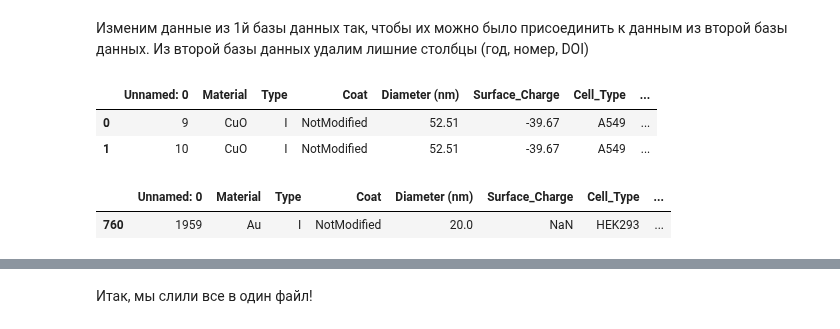
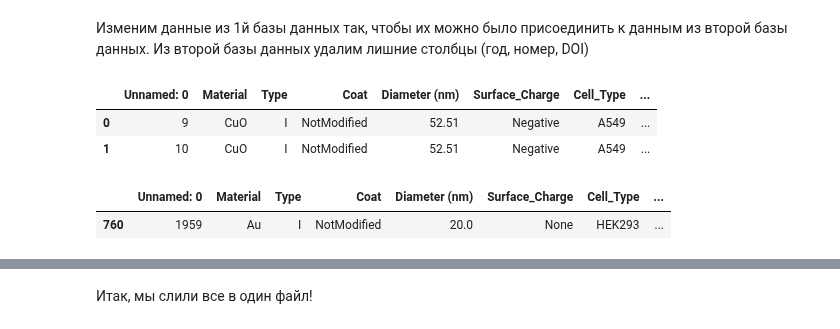
Before and after one commit to dobrotvorn/DataCon23, a Jupyter notebook: Mini_task1.ipynb, the cells around one changed output, grey strips where cells are left out. Saved outputs shown, nothing was run; the diff lists cells and outputs as text; code cells hidden in the pictures.

```diff
--- a/Mini_task1.ipynb
+++ b/Mini_task1.ipynb
@@ -120,40 +213,43 @@ fdb = fdb.rename(columns=
                 'Cell line (L)/primary cells (P)': 'Cell Line_Primary Cell',
                 'Human(H)/Animal(A) cells': 'Human_Animal',
                 'Exposure time (h)': 'Time (hr)',
                 'Type: Organic (O)/inorganic (I)': 'Type',
                 'coat': 'Coat',
                 '% Cell viability': 'Cell_Viability (%)'}
 )
 hardcode_mol_mass = {'CuO' : 79.53, 'Iron oxide': 215.49,'IronOxide':215.49,'IronOide':215.49 ,'Au':196.96, 'Cu2O':143.07}
 hardcode_age = {'E' : 'Embryonic', 'A' : 'Adult', 'F': 'Fetus'}
 
 fdb['Concentration (ug/ml)']= fdb[['Concentration μM', 'Material' ]].apply(lambda x:  hardcode_mol_mass[x['Material']] * float(x['Concentration μM']/ 1000 if x['Material'] and x['Concentration μM']  else None), axis=1)
 fdb['Cell_Age'] = fdb['Cell age: embryonic (E), Adult (A)'].apply(lambda x: hardcode_age[x] if x else None)
 # Переведем во float то, что не перевелось во float из-за '-'
 fdb['Concentration (ug/ml)'] = fdb['Concentration (ug/ml)'].astype(float)
 sdb['Concentration (ug/ml)'] = sdb['Concentration (ug/ml)'].astype(float)
 
 fdb['Diameter (nm)'] = fdb['Diameter (nm)'].astype(float)
 sdb['Diameter (nm)'] = sdb['Diameter (nm)'].astype(float)
 
 fdb['Coat'] = fdb['Coat'].fillna('NotModified')
 sdb['Coat'] = sdb['Coat'].fillna('NotModified')
 
+fdb['Surface_Charge'] = fdb['Surface_Charge'].apply(lambda x: 'Positive' if float(x) > 0 else 'Negative' if float(x) < 0 else 'Neutral' if float(x) == 0 else None)
+
 # Exposure dose, concentration, dose
 # Cell_Age
 # doi, no, year
 fdb_new = fdb.drop(columns=['Concentration μM', 'Cell age: embryonic (E), Adult (A)'])
 sdb_new = sdb.drop(columns=['No','Year', 'DOI'], axis=1)
 fdb_new.head(2)
 # %% [output]
 |  | Unnamed: 0 | Material | Type | Coat | Diameter (nm) | Surface_Charge | Cell_Type | ... |
-| 0 | 9 | CuO | I | NotModified | 52.51 | -39.67 | A549 | ... |
-| 1 | 10 | CuO | I | NotModified | 52.51 | -39.67 | A549 | ... |
+| 0 | 9 | CuO | I | NotModified | 52.51 | Negative | A549 | ... |
+| 1 | 10 | CuO | I | NotModified | 52.51 | Negative | A549 | ... |
 # %%
 fdb_new[fdb_new['Cell_Viability (%)'] == 100.75949]
+# fdb_new['Surface_Charge'].unique()
 # %% [output]
 |  | Unnamed: 0 | Material | Type | Coat | Diameter (nm) | Surface_Charge | Cell_Type | ... |
-| 760 | 1959 | Au | I | NotModified | 20.0 | NaN | HEK­293 | ... |
+| 760 | 1959 | Au | I | NotModified | 20.0 | None | HEK­293 | ... |
 # %%
 numerics = ['int16', 'int32', 'int64', 'float16', 'float32', 'float64']
 # %%
```
Also changed, not shown: parts of 18 cells of this notebook.
